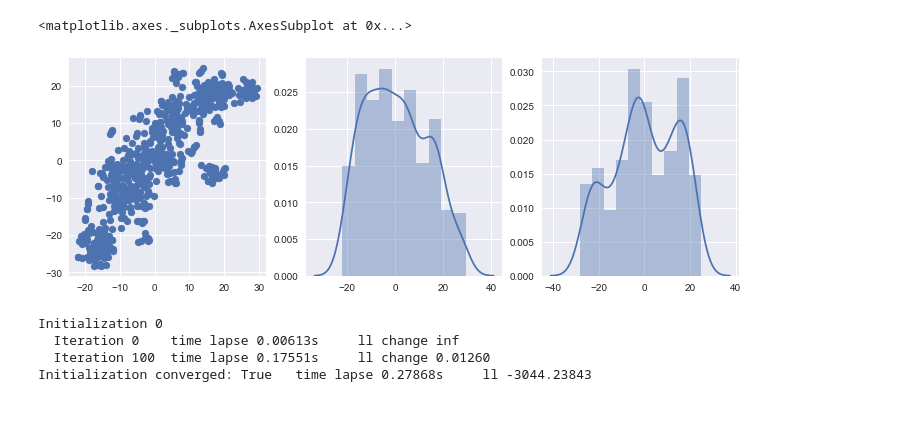
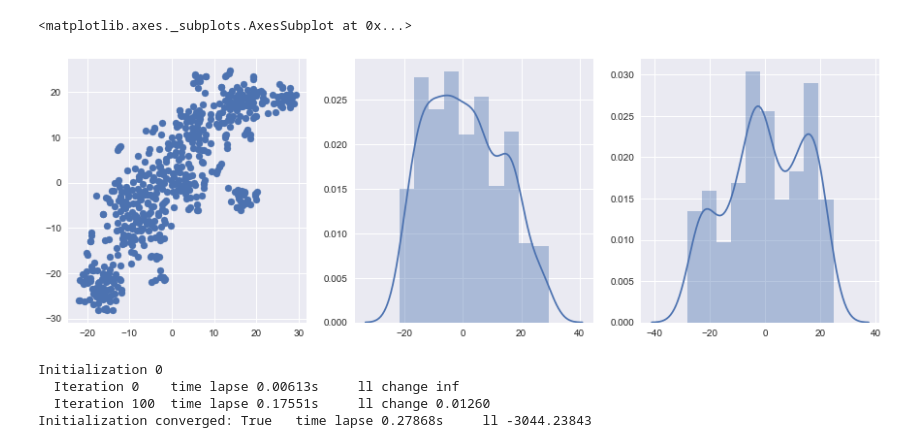
Before and after one commit to vicaws/InFoMM_Courses_ModCamp, a Jupyter notebook: Code/Neuron.ipynb, the cells around one changed output. Drawn from its saved outputs; the diff is of its cells as text; code cells hidden in the pictures; blank space fills up the shorter version.

```diff
--- a/Code/Neuron.ipynb
+++ b/Code/Neuron.ipynb
@@ -49,16 +49,16 @@ if config.Standardise:
 from sklearn.manifold import TSNE
 X = TSNE(n_components=d).fit_transform(X)
 # %%
-fig = plt.figure(figsize=(12,4))
+fig = plt.figure(figsize=(18,5))
 ax = fig.add_subplot(131)
 ax.scatter(X[:,0],X[:,1])
 ax = fig.add_subplot(132)
 sns.distplot(X[:,0])
 ax = fig.add_subplot(133)
 sns.distplot(X[:,1])
 # %% [output]
 <matplotlib.axes._subplots.AxesSubplot at 0x...>
-[figure, old version]
+[figure, new version]
 # %%
 # Identify the states (clusters)
 max_states = 5
```
